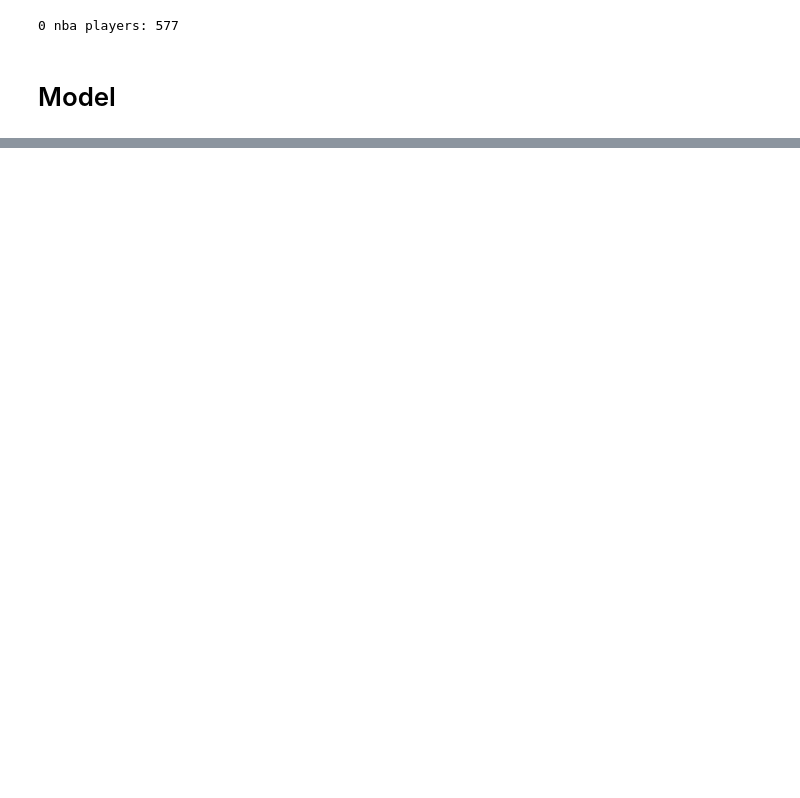
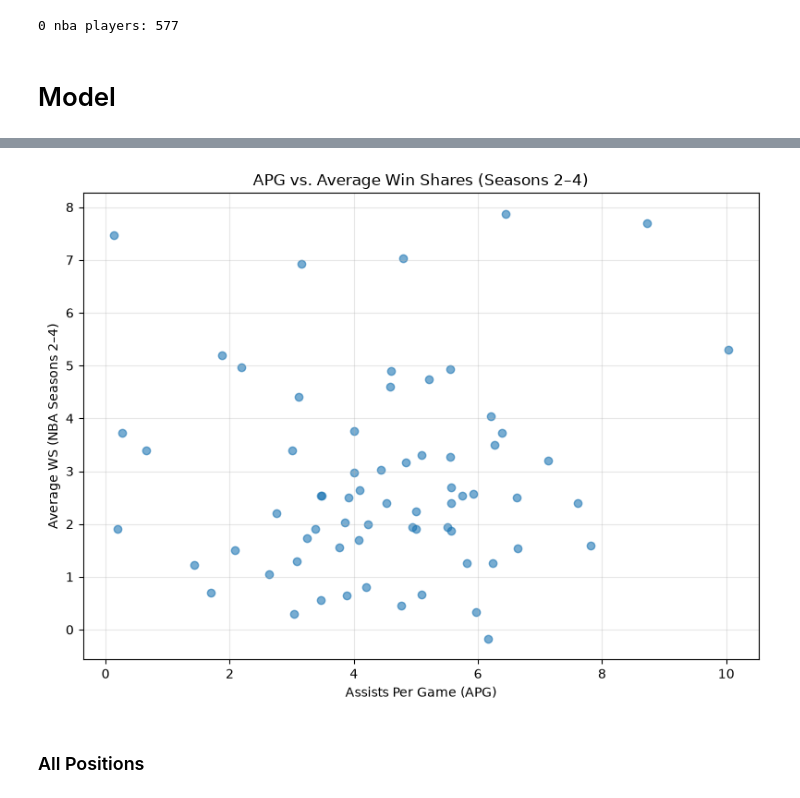
Before and after one commit to Jeremy-Thompson33/NBA_Prospect_Evaluator, a Jupyter notebook: datacollection.ipynb, the cells around one changed output, grey strips where cells are left out. Cells and saved outputs as stored; diff of their text form; code cells hidden in the pictures; blank space fills up the shorter version.

```diff
--- a/datacollection.ipynb
+++ b/datacollection.ipynb
@@ -384,0 +473,2 @@ nba_player_stats["total_seasons"] = (
+# %%
+nba_advanced_df = pd.read_csv("data/raw/nba_player_advanced_stats.csv",  encoding="latin-1")
@@ -564,0 +1015,26 @@ print(f'{len(merged[merged['success_score'] == 0])} nba players: {len(merged[mer
+# %%
+import matplotlib.pyplot as plt
+
+# Remove rows with missing values
+plot_df = point_guards[
+    ['APG', 'avg_WS_seasons_2_4']
+].dropna()
+
+# Create scatter plot
+plt.figure(figsize=(8, 6))
+plt.scatter(
+    plot_df['APG'],
+    plot_df['avg_WS_seasons_2_4'],
+    alpha=0.6
+)
+
+plt.xlabel('Assists Per Game (APG)')
+plt.ylabel('Average WS (NBA Seasons 2–4)')
+plt.title('APG vs. Average Win Shares (Seasons 2–4)')
+plt.grid(True, alpha=0.3)
+plt.tight_layout()
+plt.show()
+# %% [output]
+[figure, added]
+# %% [markdown]
+### All Positions
```
Also changed, not shown: parts of 48 cells of this notebook, 1 other file.
